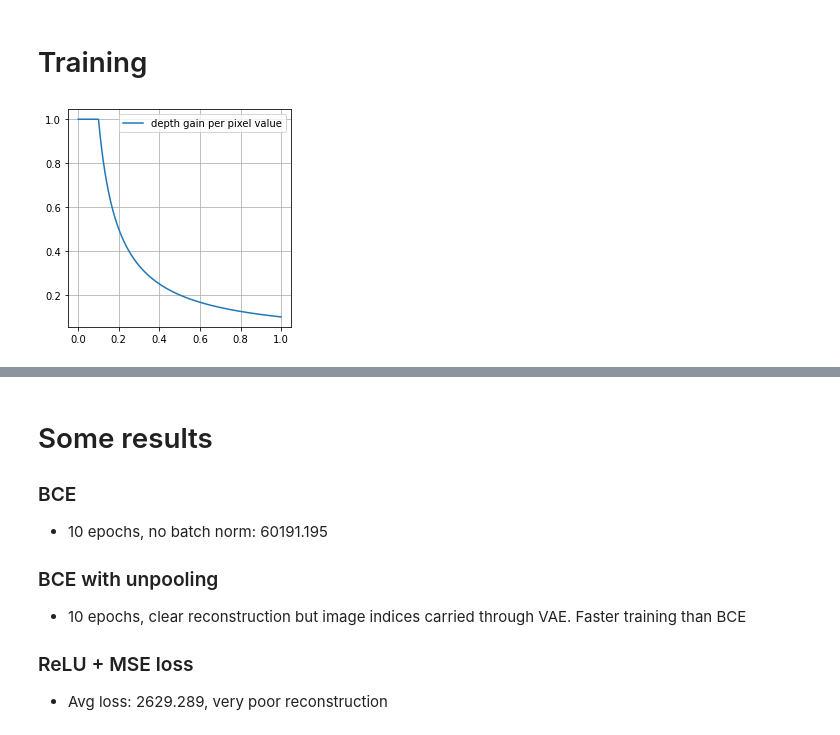
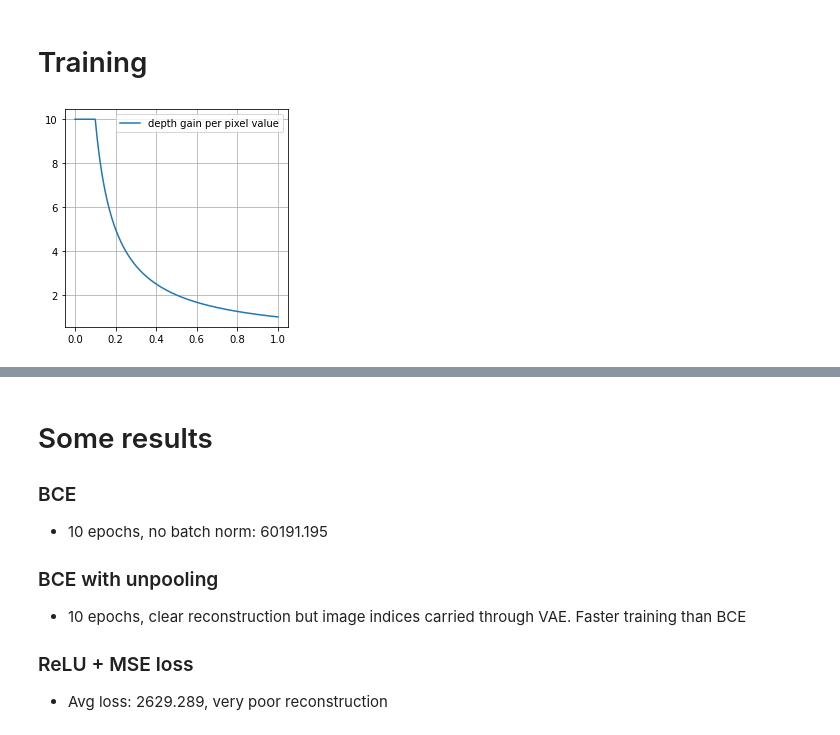
Before and after one commit to patricknitschke/Pytorch, a Jupyter notebook: VAE/vae_filtered_dronet.ipynb, the cells around one changed output, grey strips where cells are left out. Saved outputs shown, nothing was run; the diff lists cells and outputs as text; code cells hidden in the pictures.

Commit message:
depth gain x10

```diff
--- a/VAE/vae_filtered_dronet.ipynb
+++ b/VAE/vae_filtered_dronet.ipynb
@@ -455,20 +455,20 @@ Estimated Total Size (MB): 58.02
 ----------------------------------------------------------------
 # %% [markdown]
 # Training
-# %%
-def depth_gain(x):
-    return np.minimum(0.1/(x+0.0001), 1*np.ones_like(x))
-
-x = np.arange(0, 1.001, 0.001)
-y = depth_gain(x)
-
-plt.figure(figsize=(4, 4))
-plt.plot(x, y)
-plt.grid()
-plt.legend(["depth gain per pixel value"])
-plt.show()
-# %% [output]
-[figure, removed]
+# %%
+def depth_gain(x):
+    return np.minimum(1/(x+0.0001), 10*np.ones_like(x))
+
+x = np.arange(0, 1.001, 0.001)
+y = depth_gain(x)
+
+plt.figure(figsize=(4, 4))
+plt.plot(x, y)
+plt.grid()
+plt.legend(["depth gain per pixel value"])
+plt.show()
+# %% [output]
+[figure, added]
 # %%
 def BCELoss(x, x_hat, mean, log_var):
     reproduction_loss = nn.BCELoss(reduction='mean')(x_hat, x) * (270 * 480)
```
Also changed, not shown: parts of 7 cells of this notebook.
